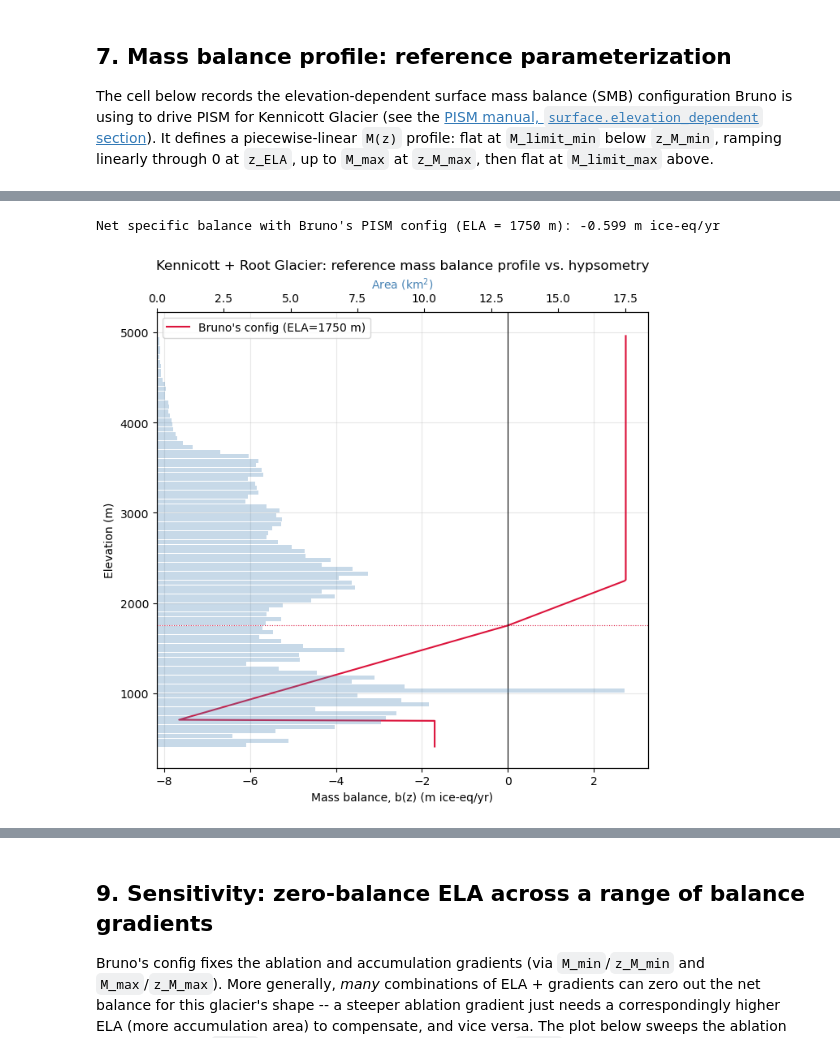
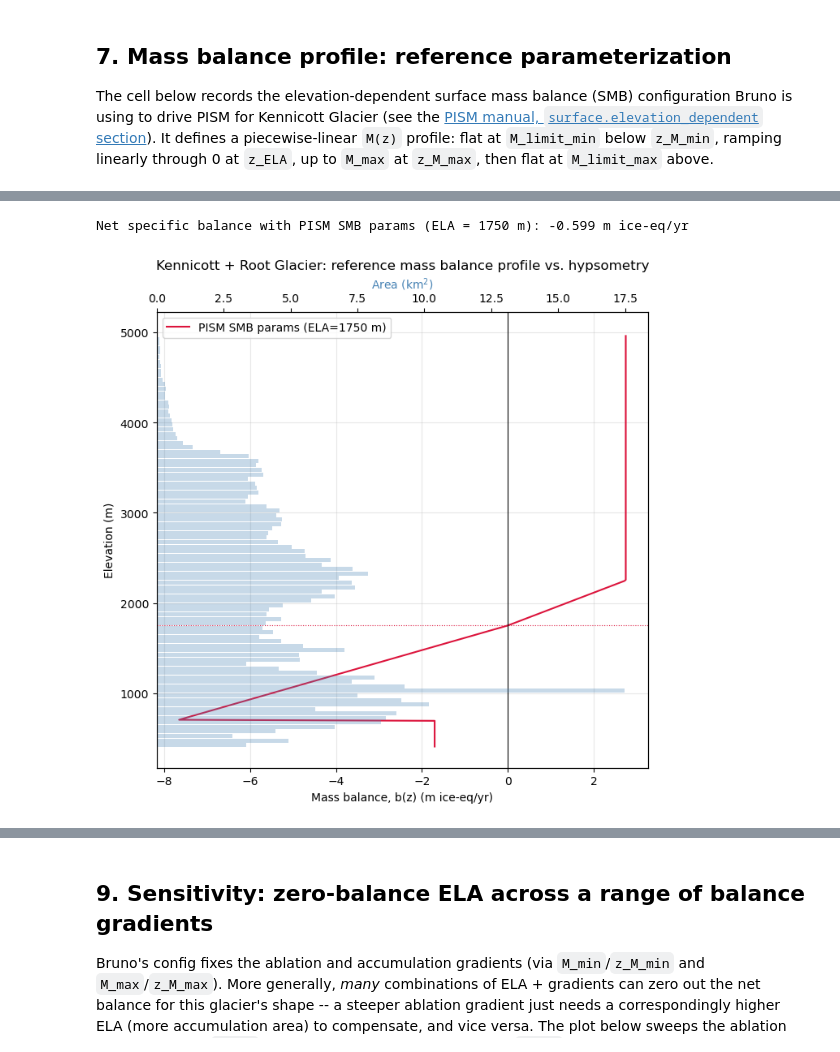
Before and after one commit to tbartholomaus/kennicott_smb, a Jupyter notebook: kennicott_mass_balance.ipynb, the cells around one changed output, grey strips where cells are left out. Saved outputs shown, nothing was run; the diff lists cells and outputs as text; code cells hidden in the pictures.

```diff
--- a/kennicott_mass_balance.ipynb
+++ b/kennicott_mass_balance.ipynb
@@ -466,38 +533,38 @@ def net_specific_balance(bin_centers, area_km2_per_bin, **profile_kwargs):
 
 
 B_net_pism = net_specific_balance(bin_centers, area_km2_per_bin, **PISM_PARAMS)
-print(f"Net specific balance with Bruno's PISM config (ELA = {PISM_PARAMS['z_ELA']:.0f} m): "
+print(f"Net specific balance with PISM SMB params (ELA = {PISM_PARAMS['z_ELA']:.0f} m): "
       f"{B_net_pism:+.3f} m ice-eq/yr")
 
 
 def plot_mass_balance_reference(elevations, pism_params, bin_centers, area_km2_per_bin, bin_width):
     """Reference mass balance profile b(z), with the hypsometry as a second (twinned) axis."""
     fig, ax1 = plt.subplots(figsize=(7, 7))
 
     z_plot = np.linspace(elevations.min(), elevations.max(), 400)
     ax1.plot(mass_balance_profile(z_plot, **pism_params), z_plot,
-             color="crimson", label=f"Bruno's config (ELA={pism_params['z_ELA']:.0f} m)")
+             color="crimson", label=f"PISM SMB params (ELA={pism_params['z_ELA']:.0f} m)")
     ax1.axvline(0, color="k", lw=0.8)
     ax1.axhline(pism_params["z_ELA"], color="crimson", lw=0.8, ls=":")
     ax1.set_xlabel("Mass balance, b(z) (m ice-eq/yr)")
     ax1.set_ylabel("Elevation (m)")
     ax1.legend(loc="upper left")
     ax1.grid(alpha=0.3)
 
     ax2 = ax1.twiny()
     ax2.barh(bin_centers, area_km2_per_bin, height=bin_width * 0.9,
              color="steelblue", alpha=0.3, zorder=0)
     ax2.set_xlabel("Area (km$^2$)", color="steelblue")
 
     ax1.set_title("Kennicott + Root Glacier: reference mass balance profile vs. hypsometry")
     plt.tight_layout()
     plt.show()
 
 
 plot_mass_balance_reference(elevations, PISM_PARAMS, bin_centers, area_km2_per_bin, BIN_WIDTH)
 # %% [output]
-Net specific balance with Bruno's PISM config (ELA = 1750 m): -0.599 m ice-eq/yr
+Net specific balance with PISM SMB params (ELA = 1750 m): -0.599 m ice-eq/yr
-[figure, old version]
+[figure, new version]
 # %% [markdown]
 ## 8. Solving for zero net mass balance
 
```
Also changed, not shown: parts of 10 cells of this notebook, 1 other file.
